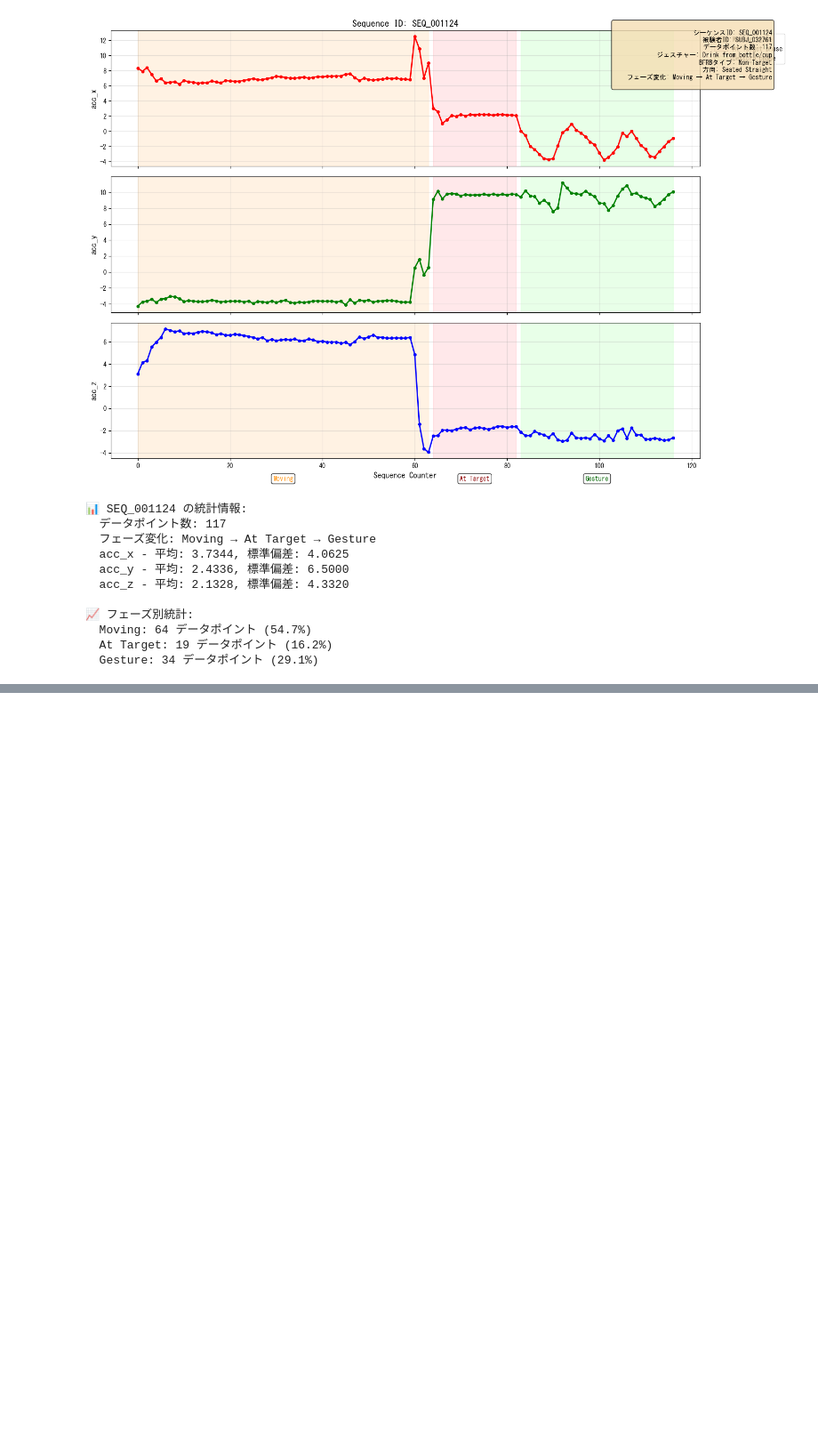
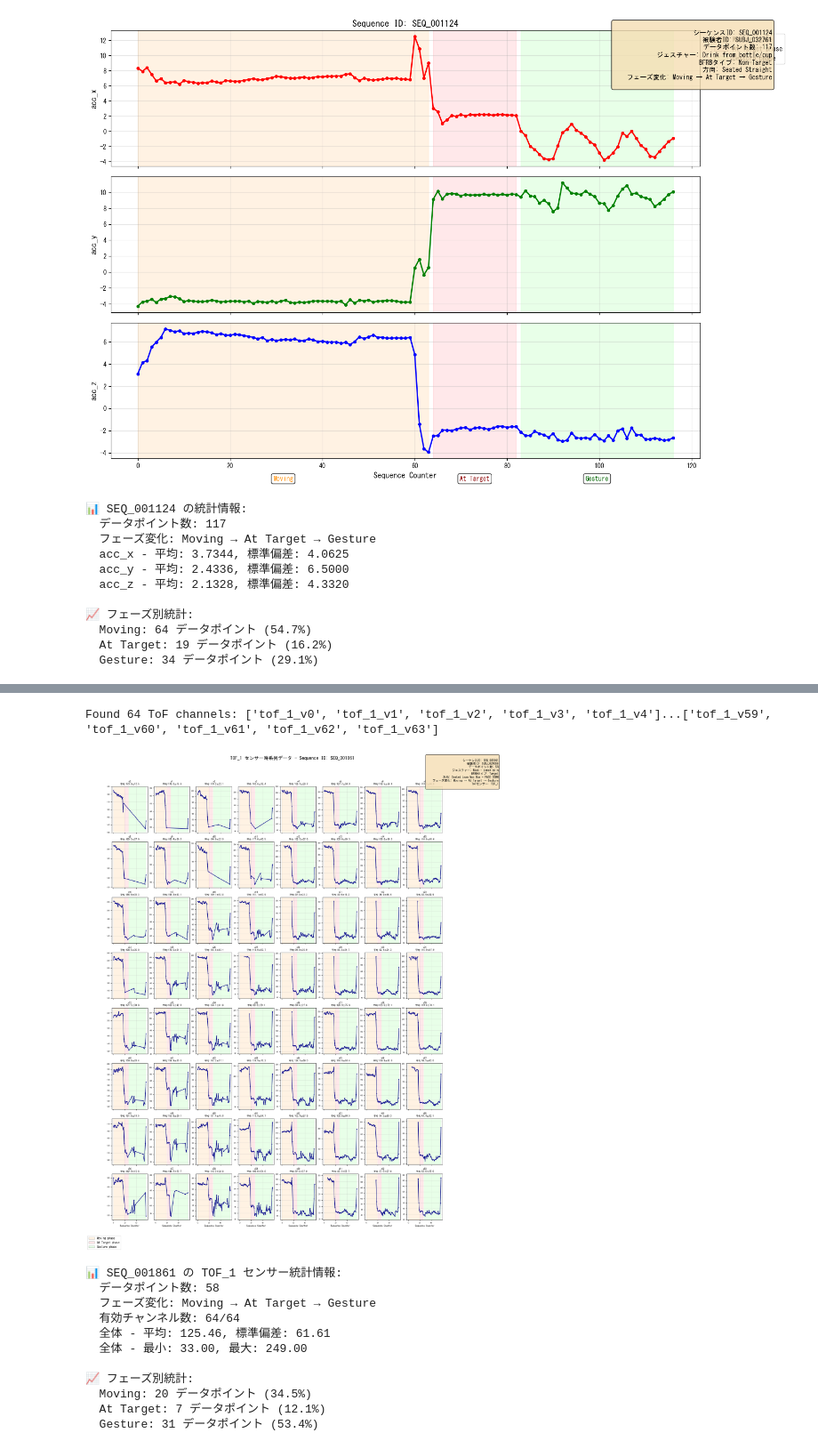
Before and after one commit to taka-ttttt/cmi-detect-behavior-with-sensor-data, a Jupyter notebook: cmi_v00_eda.ipynb, the cells around one changed output, grey strips where cells are left out. Shown at 89% size. Cells and saved outputs as stored; diff of their text form; code cells hidden in the pictures; blank space fills up the shorter version.

```diff
--- a/cmi_v00_eda.ipynb
+++ b/cmi_v00_eda.ipynb
@@ -817,0 +1066,23 @@ if len(target_sequences) > 0:
+# %%
+# sequence_idにごとに時系列データを確認
+gesture_sequences = train.groupby('gesture')['sequence_id'].unique()
+
+# 特定のジェスチャーの時系列データをプロット
+target_gesture = "Neck - pinch skin"
+target_sequences = gesture_sequences.get(target_gesture, [])
+if len(target_sequences) > 0:
+    plot_tof_timeseries_single(train, target_sequences[30], tof_sensor='tof_1')
+# %% [output]
+Found 64 ToF channels: ['tof_1_v0', 'tof_1_v1', 'tof_1_v2', 'tof_1_v3', 'tof_1_v4']...['tof_1_v59', 'tof_1_v60', 'tof_1_v61', 'tof_1_v62', 'tof_1_v63']
+[figure, added]
+📊 SEQ_001861 の TOF_1 センサー統計情報:
+  データポイント数: 58
+  フェーズ変化: Moving → At Target → Gesture
+  有効チャンネル数: 64/64
+  全体 - 平均: 125.46, 標準偏差: 61.61
+  全体 - 最小: 33.00, 最大: 249.00
+
+📈 フェーズ別統計:
+  Moving: 20 データポイント (34.5%)
+  At Target: 7 データポイント (12.1%)
+  Gesture: 31 データポイント (53.4%)
```
Also changed, not shown: parts of 4 cells of this notebook, 1 other file.
